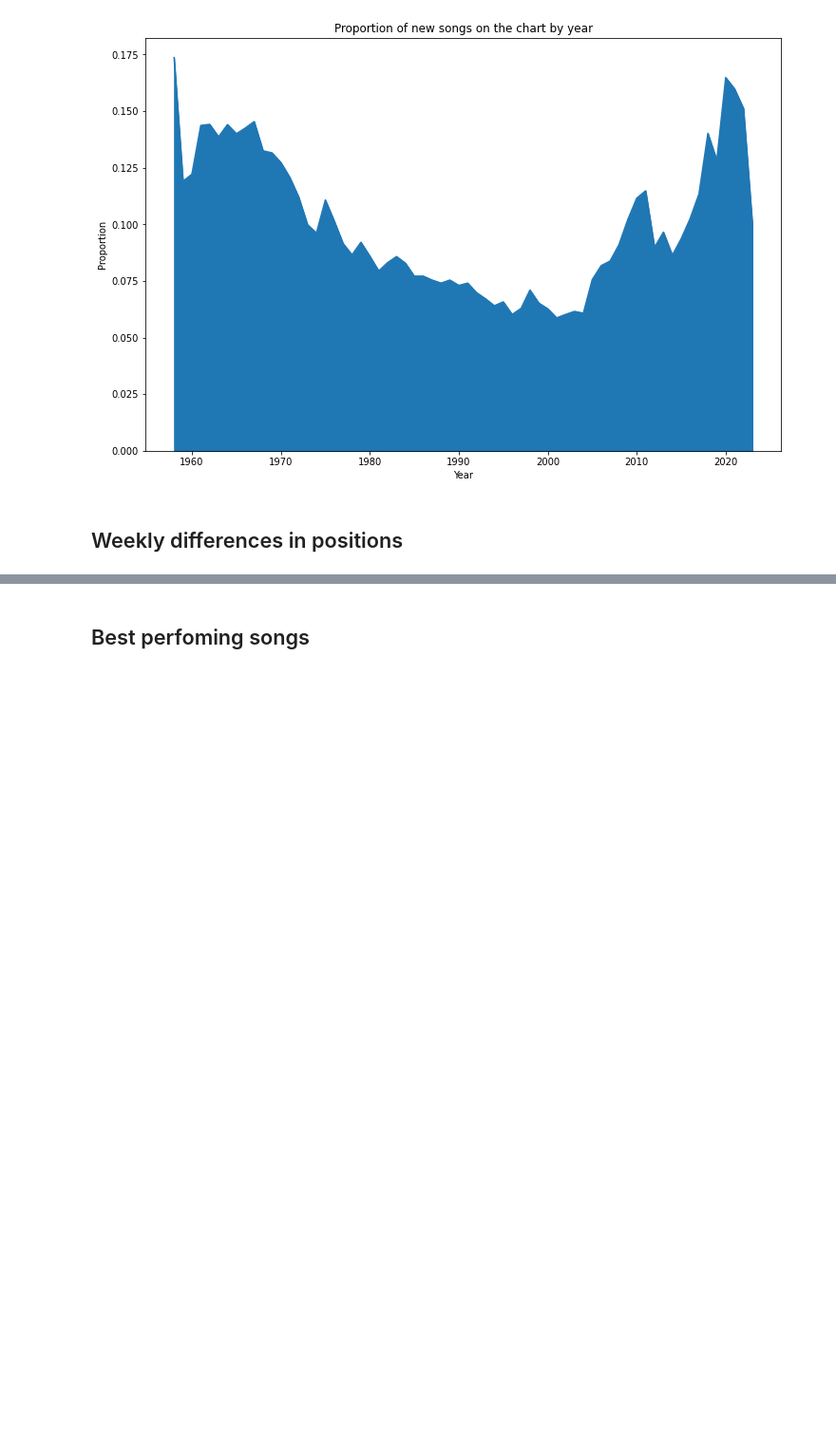
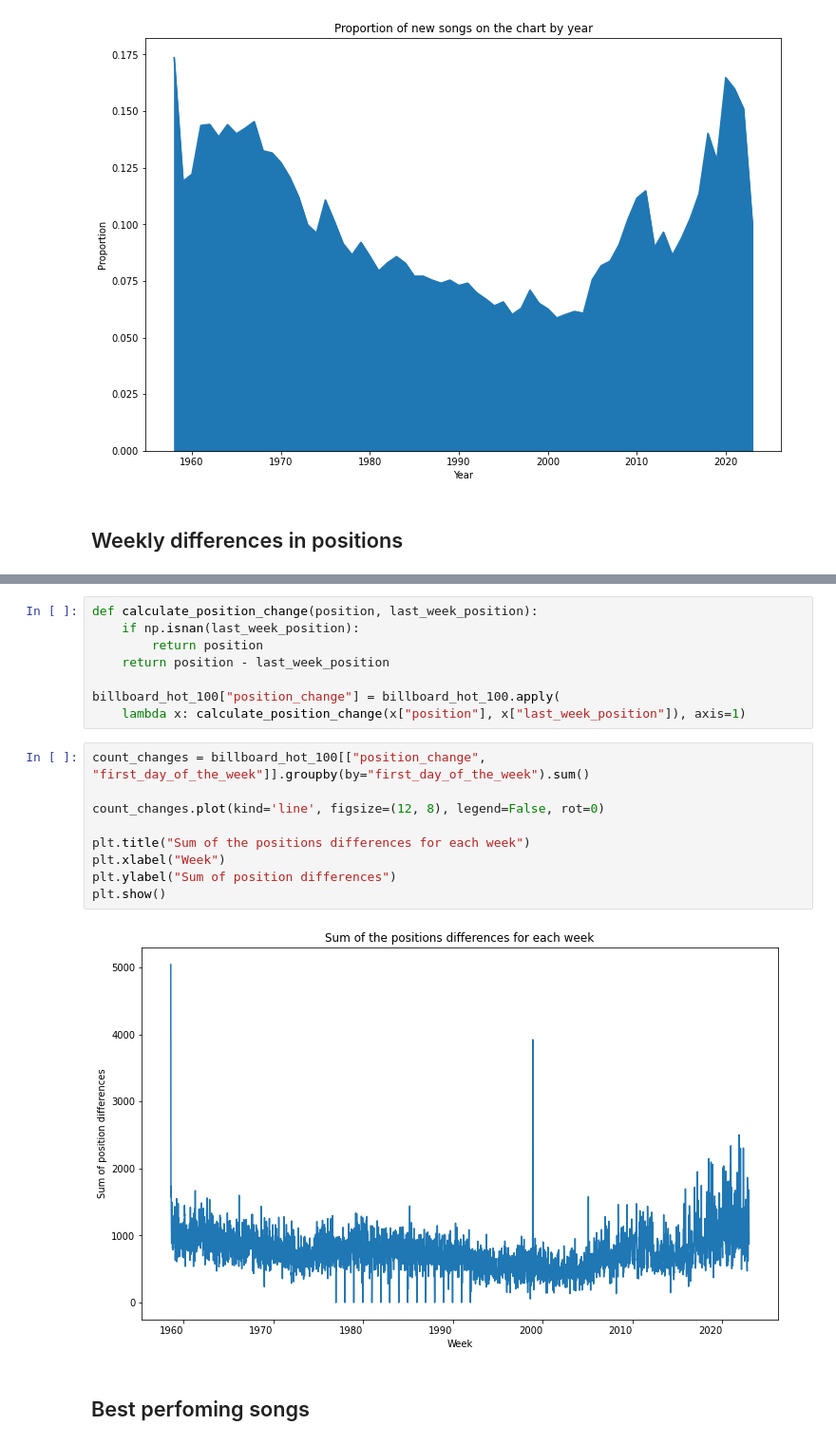
Before and after one commit to martalech/pop_charts_dynamics, a Jupyter notebook: data_statistics.ipynb, the cells around one changed output, grey strips where cells are left out. Shown at 95% size. Cells and saved outputs as stored; diff of their text form; blank space fills up the shorter version.

```diff
--- a/data_statistics.ipynb
+++ b/data_statistics.ipynb
@@ -156,3 +177,22 @@ plt.show()
+# %%
+def calculate_position_change(position, last_week_position):
+    if np.isnan(last_week_position):
+        return position
+    return position - last_week_position
+
+billboard_hot_100["position_change"] = billboard_hot_100.apply(
+    lambda x: calculate_position_change(x["position"], x["last_week_position"]), axis=1)
+# %%
+count_changes = billboard_hot_100[["position_change", "first_day_of_the_week"]].groupby(by="first_day_of_the_week").sum()
+
+count_changes.plot(kind='line', figsize=(12, 8), legend=False, rot=0)
+
+plt.title("Sum of the positions differences for each week")
+plt.xlabel("Week")
+plt.ylabel("Sum of position differences")
+plt.show()
+# %% [output]
+[figure, added]
 # %% [markdown]
 ## Best perfoming songs
 # %%
```
Also changed, not shown: parts of 3 cells of this notebook.
